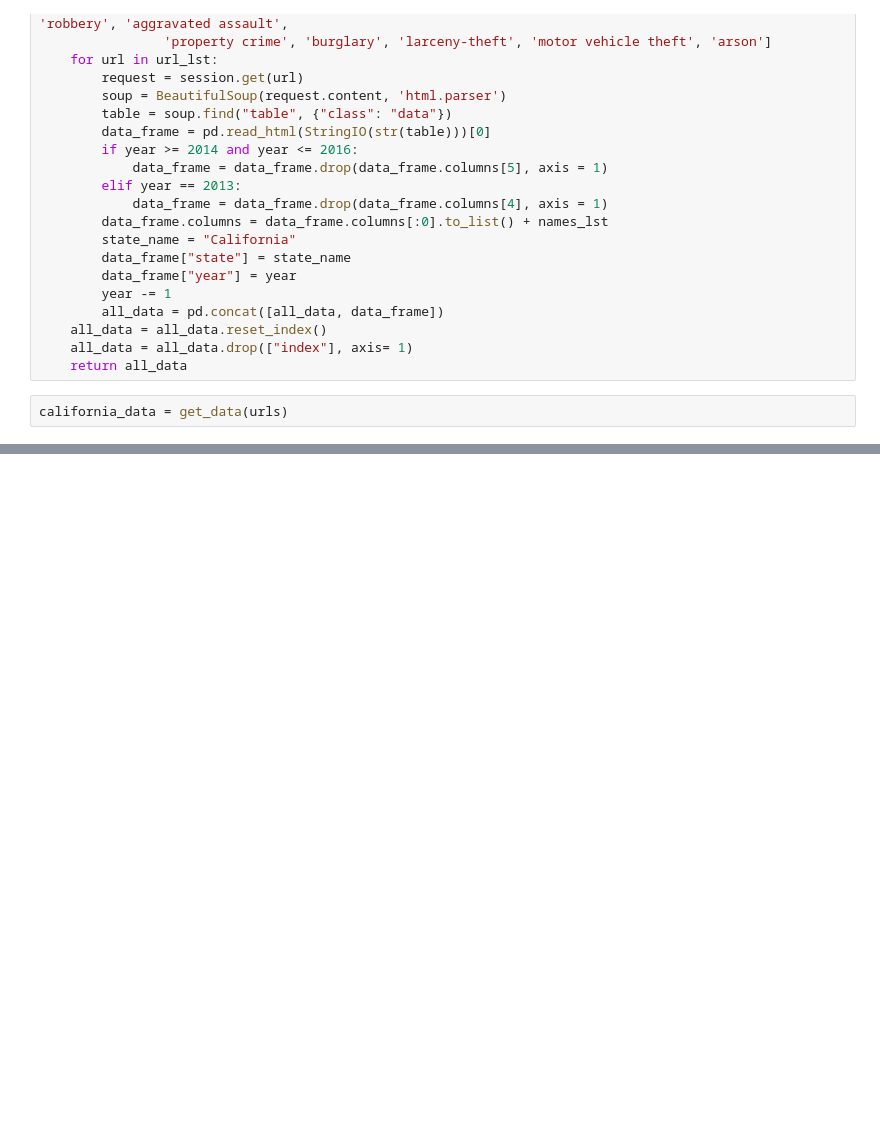
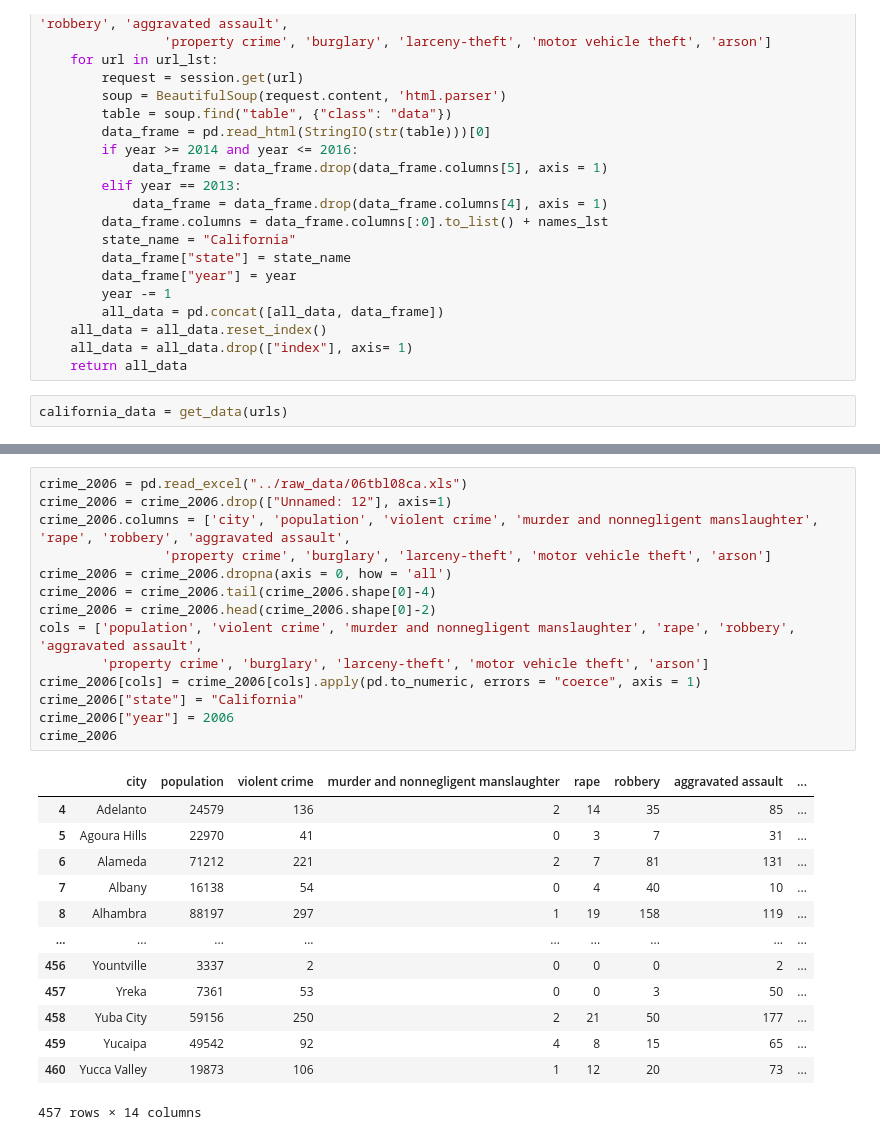
Before and after one commit to BradyHorton/sta141b-proj, a Jupyter notebook: Notebooks/CA_crime_data.ipynb, the cells around one changed output, grey strips where cells are left out. Saved outputs shown, nothing was run; the diff lists cells and outputs as text; blank space fills up the shorter version.

```diff
--- a/Notebooks/CA_crime_data.ipynb
+++ b/Notebooks/CA_crime_data.ipynb
@@ -110,0 +148,28 @@ crime_2007
+# %%
+crime_2006 = pd.read_excel("../raw_data/06tbl08ca.xls")
+crime_2006 = crime_2006.drop(["Unnamed: 12"], axis=1)
+crime_2006.columns = ['city', 'population', 'violent crime', 'murder and nonnegligent manslaughter', 'rape', 'robbery', 'aggravated assault',
+                'property crime', 'burglary', 'larceny-theft', 'motor vehicle theft', 'arson']
+crime_2006 = crime_2006.dropna(axis = 0, how = 'all')
+crime_2006 = crime_2006.tail(crime_2006.shape[0]-4)
+crime_2006 = crime_2006.head(crime_2006.shape[0]-2)
+cols = ['population', 'violent crime', 'murder and nonnegligent manslaughter', 'rape', 'robbery', 'aggravated assault',
+        'property crime', 'burglary', 'larceny-theft', 'motor vehicle theft', 'arson']
+crime_2006[cols] = crime_2006[cols].apply(pd.to_numeric, errors = "coerce", axis = 1)
+crime_2006["state"] = "California"
+crime_2006["year"] = 2006
+crime_2006
+# %% [output]
+|  | city | population | violent crime | murder and nonnegligent manslaughter | rape | robbery | aggravated assault | ... |
+| 4 | Adelanto | 24579 | 136 | 2 | 14 | 35 | 85 | ... |
+| 5 | Agoura Hills | 22970 | 41 | 0 | 3 | 7 | 31 | ... |
+| 6 | Alameda | 71212 | 221 | 2 | 7 | 81 | 131 | ... |
+| 7 | Albany | 16138 | 54 | 0 | 4 | 40 | 10 | ... |
+| 8 | Alhambra | 88197 | 297 | 1 | 19 | 158 | 119 | ... |
+| ... | ... | ... | ... | ... | ... | ... | ... | ... |
+| 456 | Yountville | 3337 | 2 | 0 | 0 | 0 | 2 | ... |
+| 457 | Yreka | 7361 | 53 | 0 | 0 | 3 | 50 | ... |
+| 458 | Yuba City | 59156 | 250 | 2 | 21 | 50 | 177 | ... |
+| 459 | Yucaipa | 49542 | 92 | 4 | 8 | 15 | 65 | ... |
+| 460 | Yucca Valley | 19873 | 106 | 1 | 12 | 20 | 73 | ... |
+457 rows × 14 columns
```
Also changed, not shown: parts of 6 cells of this notebook, 3 other files.
